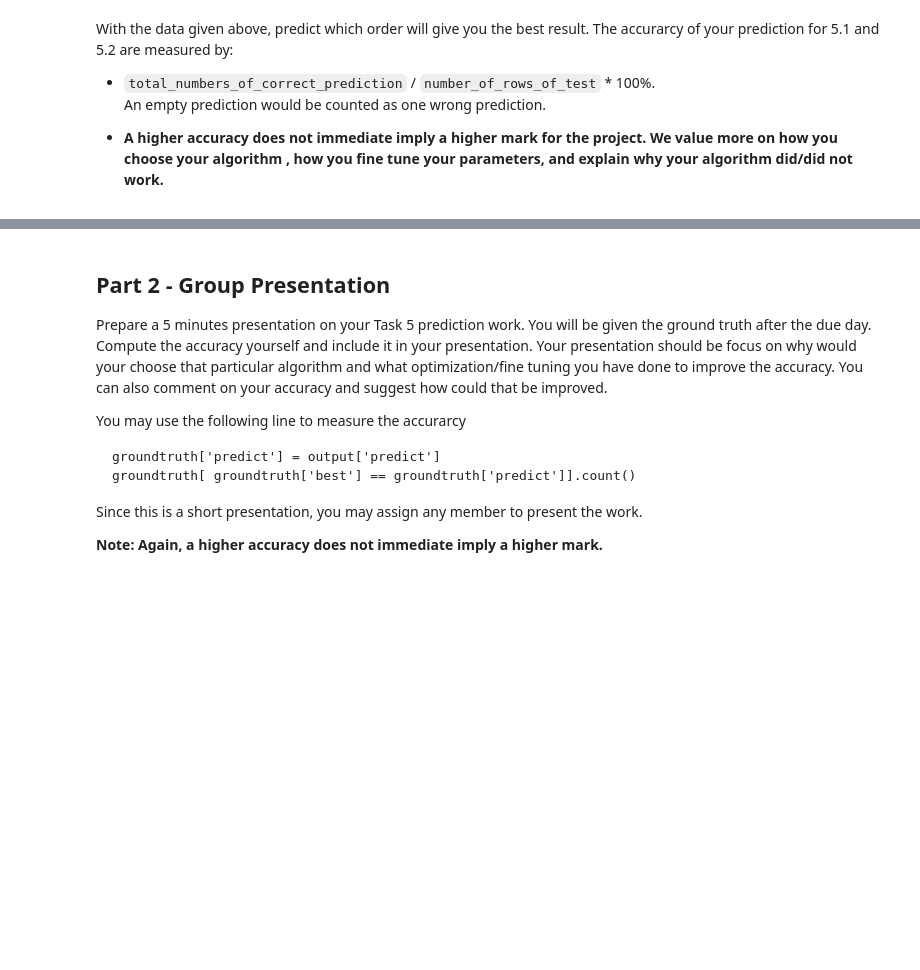
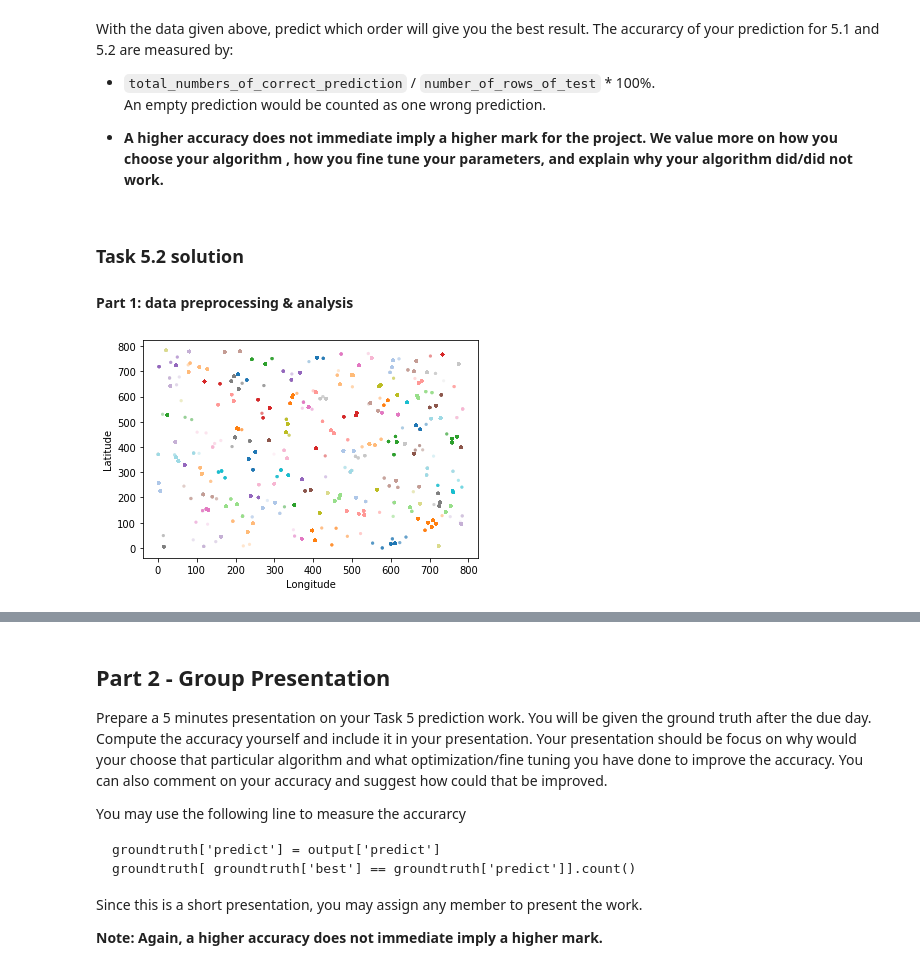
Before and after one commit to LEOch007/DM_project_taxi, a Jupyter notebook: CSIT5210 Assignment.ipynb, the cells around one changed output, grey strips where cells are left out. Cells and saved outputs as stored; diff of their text form; code cells hidden in the pictures; blank space fills up the shorter version.

Commit message:
final solution

```diff
--- a/CSIT5210 Assignment.ipynb
+++ b/CSIT5210 Assignment.ipynb
@@ -875,3 +810,41 @@ An empty prediction would be counted as one wrong prediction.
 
 
 * **A higher accuracy does not immediate imply a higher mark for the project. We value more on how you choose your algorithm , how you fine tune your parameters, and explain why your algorithm did/did not work.**
+# %% [markdown]
+### Task 5.2 solution
+#### Part 1: data preprocessing & analysis
+# %%
+from sklearn.cluster import MiniBatchKMeans
+import warnings
+warnings.filterwarnings('ignore')
+
+# clean the dataset
+def clean_dataset(x):
+    # drop data containing NaN
+    x = x.dropna(axis=0)
+    # payment_type -> save "Cash" or "Credit Card" only
+    x = x[(x['payment_type'] == 'Cash') | (x['payment_type'] == 'Credit Card')]
+    # filter "fare"
+    x = x[x['fare']<=80]
+    # filter "tips"
+    x = x[x['tips']<=16]
+    return x
+
+X = pd.read_csv('training.csv', sep=',', parse_dates=['trip_start_timestamp', 'trip_end_timestamp'])
+testX = pd.read_csv('5_2_testing.csv',parse_dates=['trip_start_timestamp'])
+
+# Clustering Map
+df = X.dropna(subset=['pickup_latitude', 'pickup_longitude', 'dropoff_latitude', 'dropoff_longitude'])
+coords = np.vstack((df[['pickup_latitude', 'pickup_longitude']].values,
+                    df[['dropoff_latitude', 'dropoff_longitude']].values))
+kmeans = MiniBatchKMeans(n_clusters=100, batch_size=10000).fit(coords)
+df.loc[:, 'pickup_cluster'] = kmeans.predict(df[['pickup_latitude', 'pickup_longitude']])
+df.loc[:, 'dropoff_cluster'] = kmeans.predict(df[['dropoff_latitude', 'dropoff_longitude']])
+fig, ax = plt.subplots(ncols=1, nrows=1)
+ax.scatter(df.pickup_longitude.values[:100000], df.pickup_latitude.values[:100000], s=10, lw=0,
+           c=df.pickup_cluster[:100000].values, cmap='tab20', alpha=0.2)
+ax.set_xlabel('Longitude')
+ax.set_ylabel('Latitude')
+plt.show()
+# %% [output]
+[figure, added]
```
Also changed, not shown: parts of 14 cells of this notebook.
